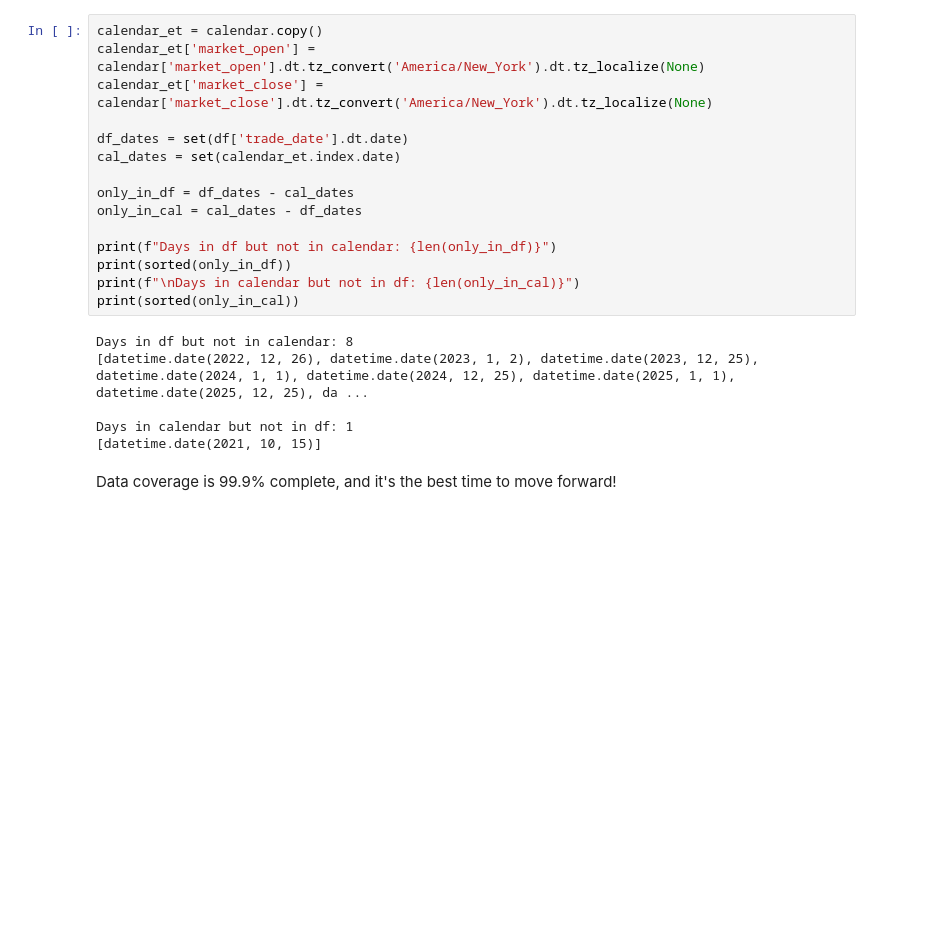
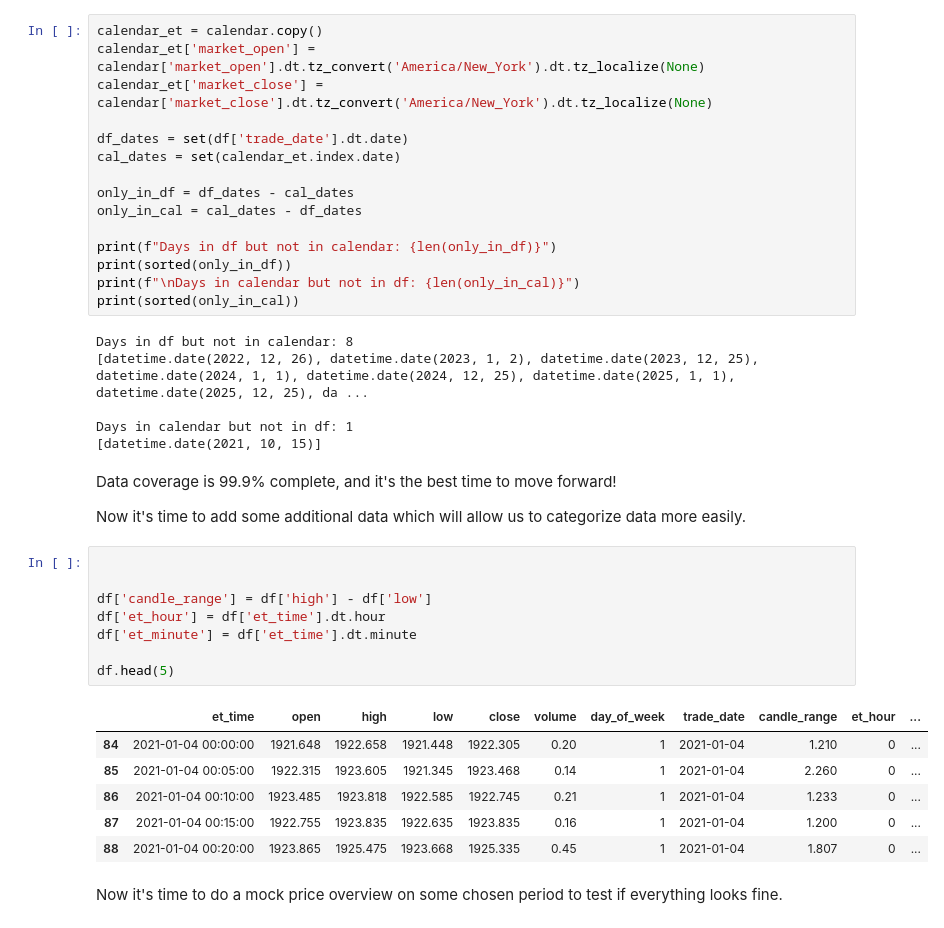
Before and after one commit to ady7ady7/python_agentic_learning, a Jupyter notebook: project2_xauusd_analysis/notebooks/01_data_import_eda.ipynb, the cells around one changed output. Cells and saved outputs as stored; diff of their text form; blank space fills up the shorter version.

```diff
--- a/project2_xauusd_analysis/notebooks/01_data_import_eda.ipynb
+++ b/project2_xauusd_analysis/notebooks/01_data_import_eda.ipynb
@@ -204,3 +208,22 @@ Days in calendar but not in df: 1
 [datetime.date(2021, 10, 15)]
 # %% [markdown]
 Data coverage is 99.9% complete, and it's the best time to move forward!
+
+Now it's time to add some additional data which will allow us to categorize data more easily.
+# %%
+
+
+df['candle_range'] = df['high'] - df['low']
+df['et_hour'] = df['et_time'].dt.hour
+df['et_minute'] = df['et_time'].dt.minute
+
+df.head(5)
+# %% [output]
+|  | et_time | open | high | low | close | volume | day_of_week | trade_date | candle_range | et_hour | ... |
+| 84 | 2021-01-04 00:00:00 | 1921.648 | 1922.658 | 1921.448 | 1922.305 | 0.20 | 1 | 2021-01-04 | 1.210 | 0 | ... |
+| 85 | 2021-01-04 00:05:00 | 1922.315 | 1923.605 | 1921.345 | 1923.468 | 0.14 | 1 | 2021-01-04 | 2.260 | 0 | ... |
+| 86 | 2021-01-04 00:10:00 | 1923.485 | 1923.818 | 1922.585 | 1922.745 | 0.21 | 1 | 2021-01-04 | 1.233 | 0 | ... |
+| 87 | 2021-01-04 00:15:00 | 1922.755 | 1923.835 | 1922.635 | 1923.835 | 0.16 | 1 | 2021-01-04 | 1.200 | 0 | ... |
+| 88 | 2021-01-04 00:20:00 | 1923.865 | 1925.475 | 1923.668 | 1925.335 | 0.45 | 1 | 2021-01-04 | 1.807 | 0 | ... |
+# %% [markdown]
+Now it's time to do a mock price overview on some chosen period to test if everything looks fine.
```
Also changed, not shown: parts of 10 cells of this notebook, 2 other files.
